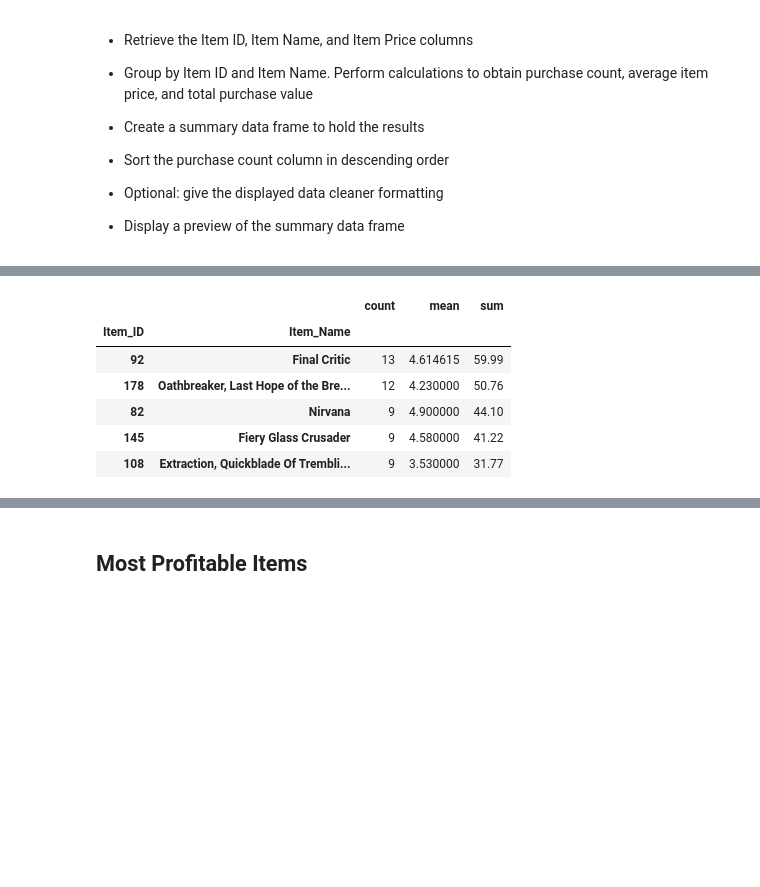
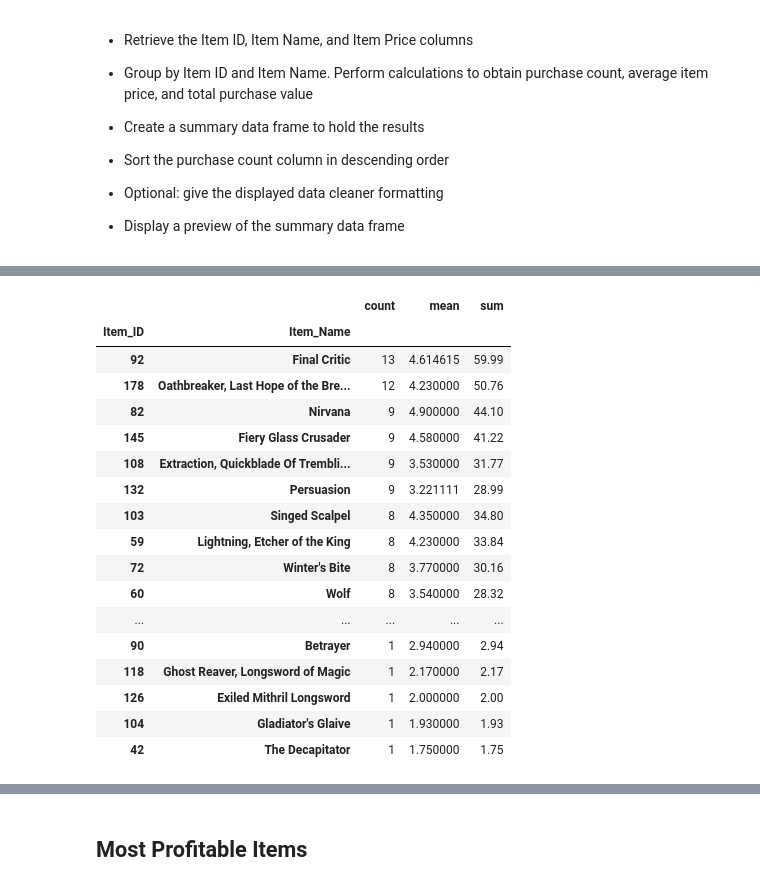
Before and after one commit to garycastle/pandas-challenge, a Jupyter notebook: Heroes of Pymoli/HeroesOfPymoli_starter.ipynb, the cells around one changed output, grey strips where cells are left out. Drawn from its saved outputs; the diff is of its cells as text; code cells hidden in the pictures; blank space fills up the shorter version.

```diff
--- a/Heroes of Pymoli/HeroesOfPymoli_starter.ipynb
+++ b/Heroes of Pymoli/HeroesOfPymoli_starter.ipynb
@@ -351,11 +368,22 @@ Index(['count', 'mean', 'sum'], dtype='object')
 # %%
 pop_sort = pop_purch_stats.sort_values((['count', 'mean', 'sum']), ascending=False)
-pop_sort.head()
+pop_sort
 # %% [output]
 |  |  | count | mean | sum |
 | Item_ID | Item_Name |  |  |  |
 | 92 | Final Critic | 13 | 4.614615 | 59.99 |
 | 178 | Oathbreaker, Last Hope of the Bre... | 12 | 4.230000 | 50.76 |
 | 82 | Nirvana | 9 | 4.900000 | 44.10 |
 | 145 | Fiery Glass Crusader | 9 | 4.580000 | 41.22 |
 | 108 | Extraction, Quickblade Of Trembli... | 9 | 3.530000 | 31.77 |
+| 132 | Persuasion | 9 | 3.221111 | 28.99 |
+| 103 | Singed Scalpel | 8 | 4.350000 | 34.80 |
+| 59 | Lightning, Etcher of the King | 8 | 4.230000 | 33.84 |
+| 72 | Winter's Bite | 8 | 3.770000 | 30.16 |
+| 60 | Wolf | 8 | 3.540000 | 28.32 |
+| ... | ... | ... | ... | ... |
+| 90 | Betrayer | 1 | 2.940000 | 2.94 |
+| 118 | Ghost Reaver, Longsword of Magic | 1 | 2.170000 | 2.17 |
+| 126 | Exiled Mithril Longsword | 1 | 2.000000 | 2.00 |
+| 104 | Gladiator's Glaive | 1 | 1.930000 | 1.93 |
+| 42 | The Decapitator | 1 | 1.750000 | 1.75 |
```
Also changed, not shown: parts of 3 cells of this notebook.
